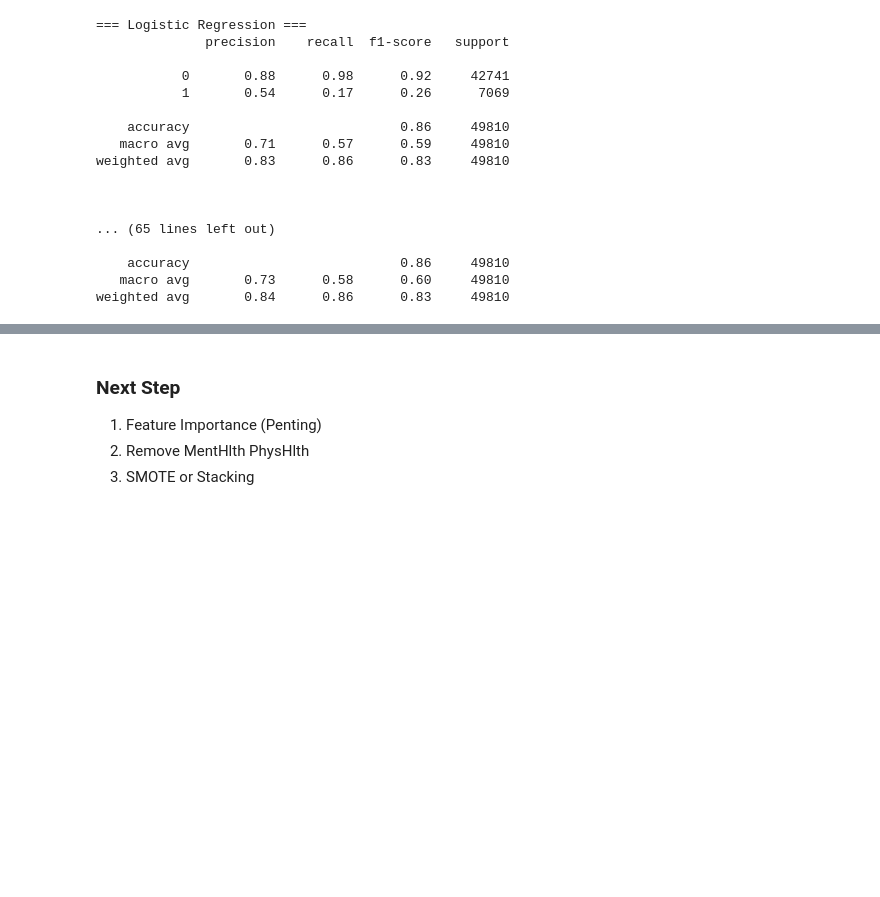
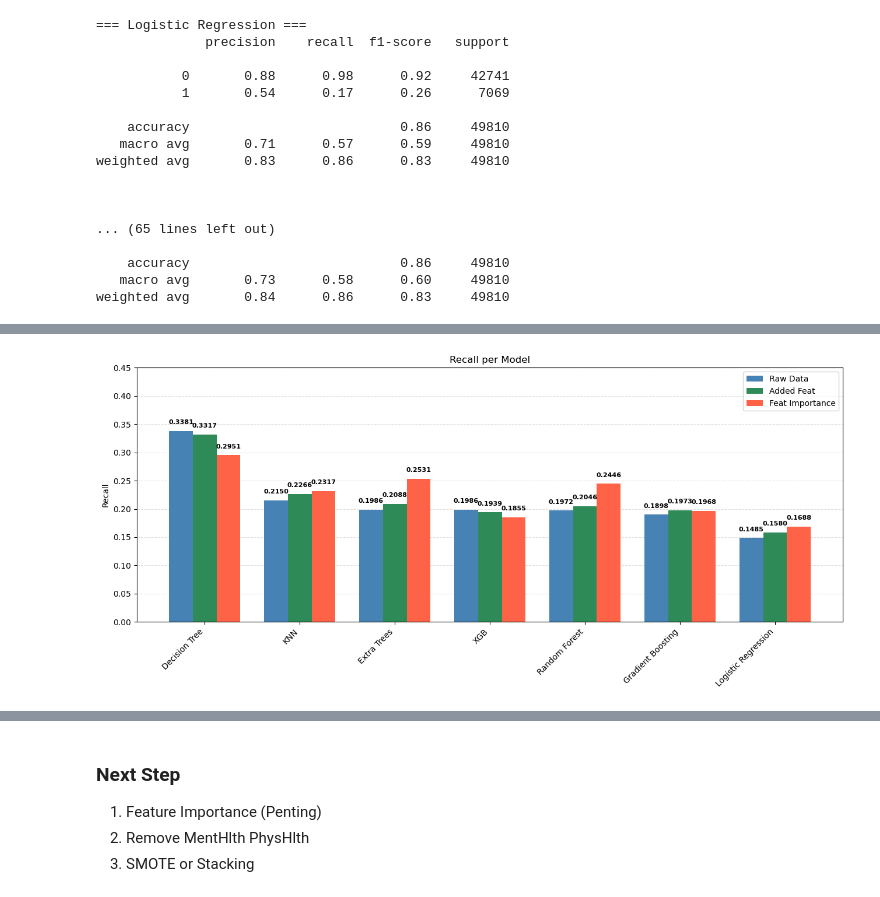
Before and after one commit to FaradayB/Hacktiv8-Assignments, a Jupyter notebook: Mini Project 2/mini_project_2_FaradayBarrFatahillah.ipynb, the cells around one changed output, grey strips where cells are left out. Drawn from its saved outputs; the diff is of its cells as text; code cells hidden in the pictures; blank space fills up the shorter version.

```diff
--- a/Mini Project 2/mini_project_2_FaradayBarrFatahillah.ipynb
+++ b/Mini Project 2/mini_project_2_FaradayBarrFatahillah.ipynb
@@ -837,2 +840,34 @@ results_df
 | 5 | Gradient Boosting | 0.189843 | 0.197341 | 0.196775 |
 | 6 | Logistic Regression | 0.148536 | 0.158014 | 0.168765 |
+# %%
+x = np.arange(len(results_df))
+width = 0.25
+
+fig, ax = plt.subplots(figsize=(13, 6))
+
+ax.bar(x - width, results_df['Raw Data'], width, label='Raw Data', color='steelblue')
+ax.bar(x, results_df['Added Feat'], width, label='Added Feat', color='seagreen')
+ax.bar(x + width, results_df['Feat Importance'], width, label='Feat Importance', color='tomato')
+
+for bars, col in zip(
+    [ax.containers[0], ax.containers[1], ax.containers[2]],
+    ['Raw Data', 'Added Feat', 'Feat Importance']
+):
+    for bar in bars:
+        h = bar.get_height()
+        ax.text(bar.get_x() + bar.get_width()/2, h + 0.01,
+                f'{h:.4f}', ha='center', va='bottom', fontsize=8, fontweight='bold')
+
+ax.set_xticks(x)
+ax.set_xticklabels(results_df['Model (Recall)'], fontsize=10, rotation=45, ha='right')
+ax.set_ylabel('Recall')
+ax.set_ylim(0, 0.45)
+ax.set_title('Recall per Model')
+ax.legend()
+ax.yaxis.grid(True, linestyle='--', alpha=0.4)
+ax.set_axisbelow(True)
+
+plt.tight_layout()
+plt.show()
+# %% [output]
+[figure, added]
```
Also changed, not shown: parts of 17 cells of this notebook.
